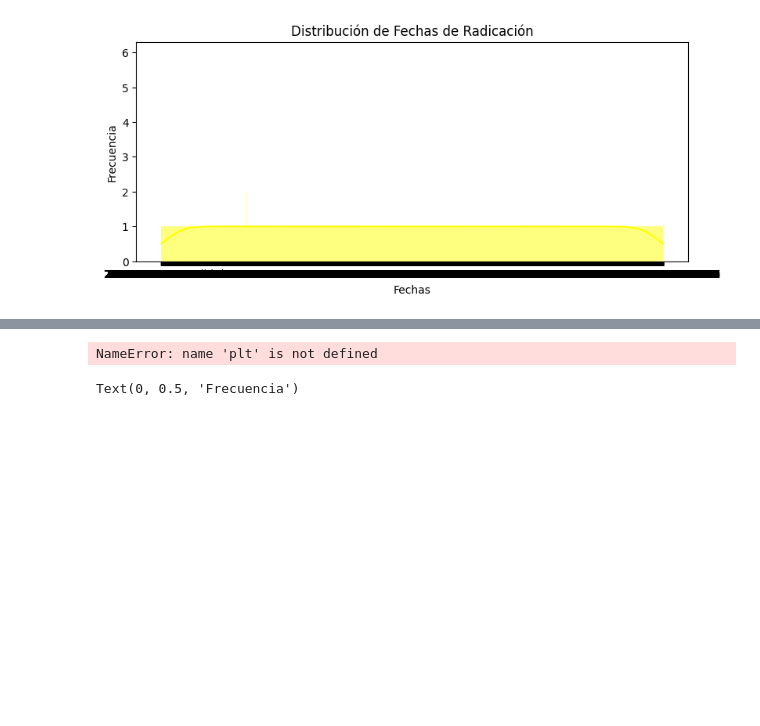
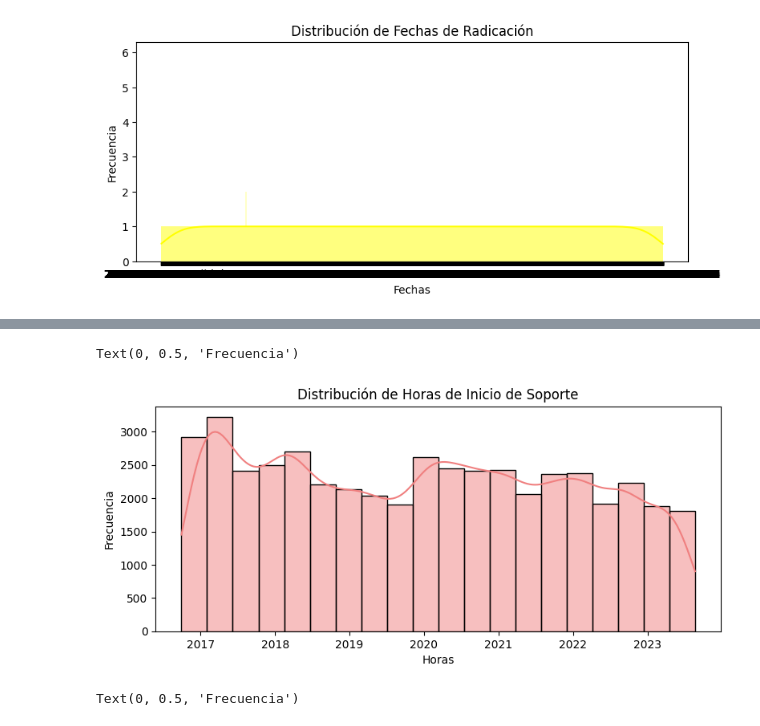
Before and after one commit to SEBASBELMOS/KPI-Tech, a Jupyter notebook: KPI_TECH-PY.ipynb, the cells around one changed output, grey strips where cells are left out. Saved outputs shown, nothing was run; the diff lists cells and outputs as text; code cells hidden in the pictures; blank space fills up the shorter version.

```diff
--- a/KPI_TECH-PY.ipynb
+++ b/KPI_TECH-PY.ipynb
@@ -159,11 +198,12 @@ Text(0, 0.5, 'Frecuencia')
 # %%
 plt.figure(figsize=(20, 8))
-plt.subplot(2, 2, 3)
-sns.histplot(df['fecha_server/$date'], kde=True, bins=30, color='lightgreen')
-plt.title('Distribución de Fechas de Inicio de Soporte')
-plt.xlabel('Fechas')
+plt.subplot(2, 2, 4)
+sns.histplot(d_df['fecha_server.$date'], kde=True, bins=20, color='lightcoral')
+plt.title('Distribución de Horas de Inicio de Soporte')
+plt.xlabel('Horas')
 plt.ylabel('Frecuencia')
 # %% [output]
-NameError: name 'plt' is not defined
+Text(0, 0.5, 'Frecuencia')
+[figure, added]
 # %%
 #v1
```
Also changed, not shown: parts of 10 cells of this notebook, 4 other files.
